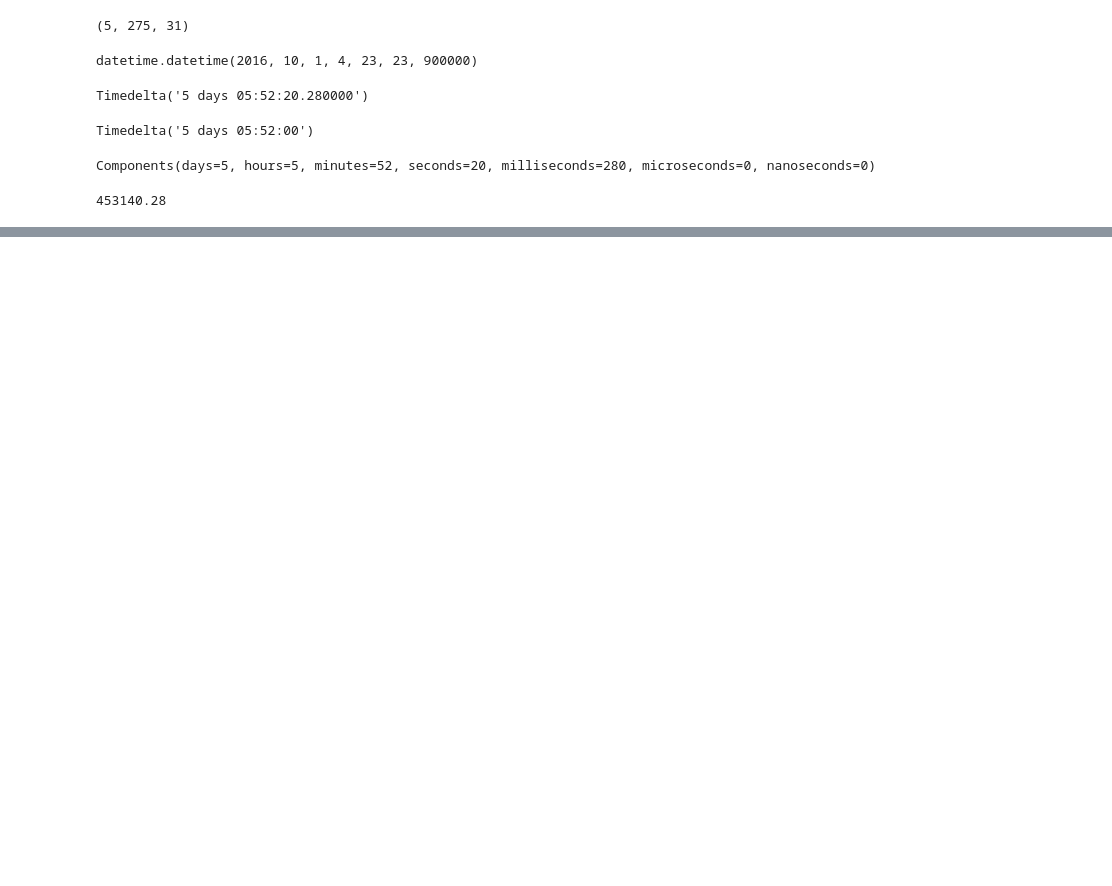
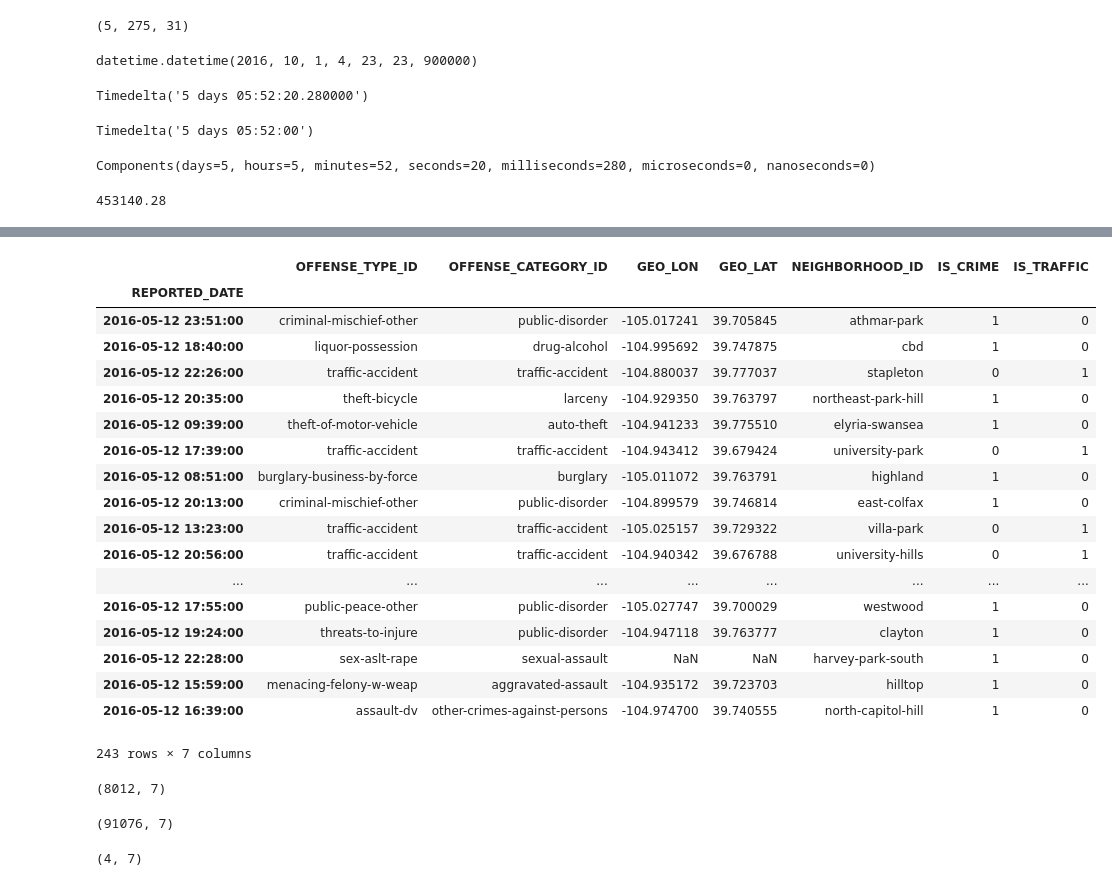
Before and after one commit to davetlewis-van/Pandas-Cookbook, a Jupyter notebook: Time series.ipynb, the cells around one changed output, grey strips where cells are left out. Cells and saved outputs as stored; diff of their text form; code cells hidden in the pictures; blank space fills up the shorter version.

```diff
--- a/Time series.ipynb
+++ b/Time series.ipynb
@@ -192,0 +195,3 @@ date_string_list = ['Sep 30 1984'] * 10000
+# %%
+crime = pd.read_hdf('data/crime.h5', 'crime')
+crime.dtypes
@@ -192,0 +208,3 @@ date_string_list = ['Sep 30 1984'] * 10000
+# %%
+crime = crime.set_index('REPORTED_DATE')
+crime.head()
@@ -192,0 +227,35 @@ date_string_list = ['Sep 30 1984'] * 10000
+# %%
+crime.loc['2016-05-12']
+# %% [output]
+|  | OFFENSE_TYPE_ID | OFFENSE_CATEGORY_ID | GEO_LON | GEO_LAT | NEIGHBORHOOD_ID | IS_CRIME | IS_TRAFFIC |
+| REPORTED_DATE |  |  |  |  |  |  |  |
+| 2016-05-12 23:51:00 | criminal-mischief-other | public-disorder | -105.017241 | 39.705845 | athmar-park | 1 | 0 |
+| 2016-05-12 18:40:00 | liquor-possession | drug-alcohol | -104.995692 | 39.747875 | cbd | 1 | 0 |
+| 2016-05-12 22:26:00 | traffic-accident | traffic-accident | -104.880037 | 39.777037 | stapleton | 0 | 1 |
+| 2016-05-12 20:35:00 | theft-bicycle | larceny | -104.929350 | 39.763797 | northeast-park-hill | 1 | 0 |
+| 2016-05-12 09:39:00 | theft-of-motor-vehicle | auto-theft | -104.941233 | 39.775510 | elyria-swansea | 1 | 0 |
+| 2016-05-12 17:39:00 | traffic-accident | traffic-accident | -104.943412 | 39.679424 | university-park | 0 | 1 |
+| 2016-05-12 08:51:00 | burglary-business-by-force | burglary | -105.011072 | 39.763791 | highland | 1 | 0 |
+| 2016-05-12 20:13:00 | criminal-mischief-other | public-disorder | -104.899579 | 39.746814 | east-colfax | 1 | 0 |
+| 2016-05-12 13:23:00 | traffic-accident | traffic-accident | -105.025157 | 39.729322 | villa-park | 0 | 1 |
+| 2016-05-12 20:56:00 | traffic-accident | traffic-accident | -104.940342 | 39.676788 | university-hills | 0 | 1 |
+| ... | ... | ... | ... | ... | ... | ... | ... |
+| 2016-05-12 17:55:00 | public-peace-other | public-disorder | -105.027747 | 39.700029 | westwood | 1 | 0 |
+| 2016-05-12 19:24:00 | threats-to-injure | public-disorder | -104.947118 | 39.763777 | clayton | 1 | 0 |
+| 2016-05-12 22:28:00 | sex-aslt-rape | sexual-assault | NaN | NaN | harvey-park-south | 1 | 0 |
+| 2016-05-12 15:59:00 | menacing-felony-w-weap | aggravated-assault | -104.935172 | 39.723703 | hilltop | 1 | 0 |
+| 2016-05-12 16:39:00 | assault-dv | other-crimes-against-persons | -104.974700 | 39.740555 | north-capitol-hill | 1 | 0 |
+243 rows × 7 columns
+# %%
+crime.loc['2016-05'].shape
+# %% [output]
+(8012, 7)
+# %%
+crime.loc['2016'].shape
+# %% [output]
+(91076, 7)
+# %%
+# 03 is hour of day
+crime.loc['2016-05-12 03'].shape
+# %% [output]
+(4, 7)
```
Also changed, not shown: parts of 18 cells of this notebook, 3 other files.
